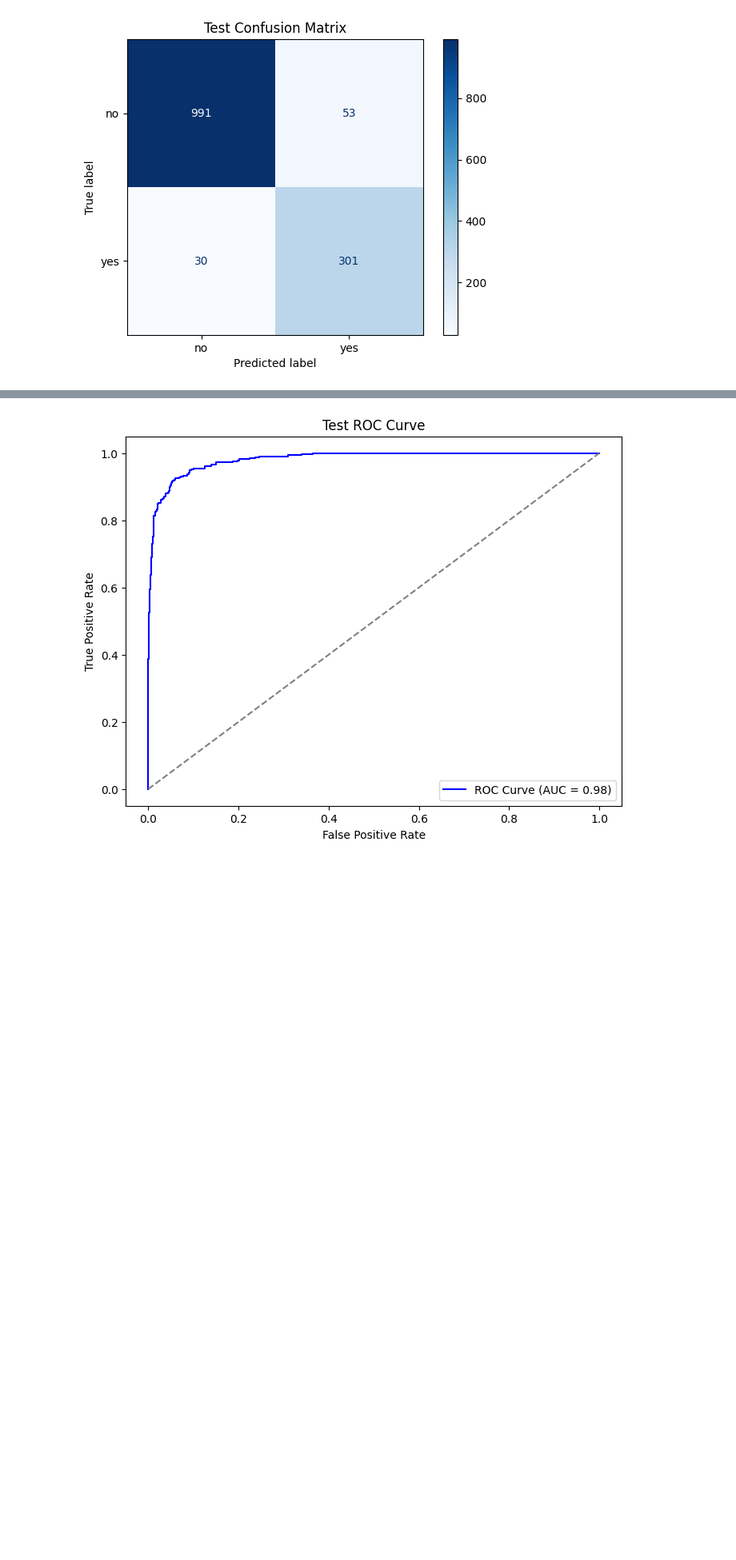
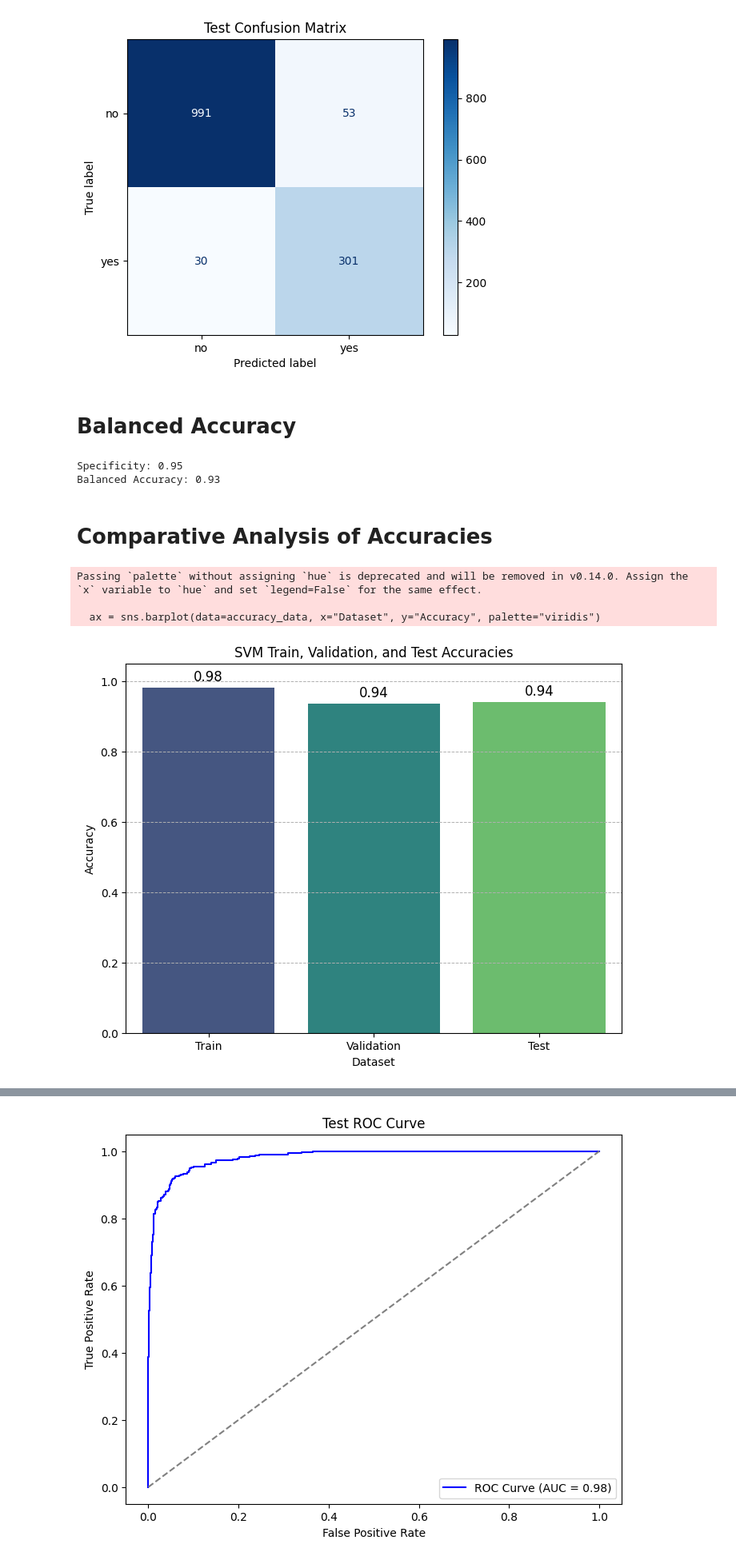
Before and after one commit to AshrafHussain23/Semester_3_Thesis, a Jupyter notebook: Scream Detection.ipynb, the cells around one changed output, grey strips where cells are left out. Shown at 80% size. Saved outputs shown, nothing was run; the diff lists cells and outputs as text; code cells hidden in the pictures; blank space fills up the shorter version.

```diff
--- a/Scream Detection.ipynb
+++ b/Scream Detection.ipynb
@@ -1065,3 +1055,46 @@ plt.title("Test Confusion Matrix")
 plt.show()
 # %% [output]
 [figure]
+# %% [markdown]
+# Balanced Accuracy
+# %%
+from sklearn.metrics import balanced_accuracy_score
+
+tn, fp, fn, tp = conf_matrix_test.ravel()
+
+# Specificity
+specificity = tn / (tn + fp)
+
+# Balanced accuracy
+balanced_acc = balanced_accuracy_score(true_labels_test, predicted_labels_test)
+
+print(f"Specificity: {specificity:.2f}")
+print(f"Balanced Accuracy: {balanced_acc:.2f}")
+# %% [output]
+Specificity: 0.95
+Balanced Accuracy: 0.93
+# %% [markdown]
+# Comparative Analysis of Accuracies
+# %%
+accuracy_data = pd.DataFrame({
+    "Dataset": ["Train", "Validation", "Test"],
+    "Accuracy": [train_accuracy, val_accuracy, test_accuracy]
+})
+
+plt.figure(figsize=(8, 6))
+ax = sns.barplot(data=accuracy_data, x="Dataset", y="Accuracy", palette="viridis")
+
+for index, row in accuracy_data.iterrows():
+    ax.text(index, row['Accuracy'] + 0.01, f"{row['Accuracy']:.2f}", ha='center', va='bottom', fontsize=12)
+
+plt.title("SVM Train, Validation, and Test Accuracies")
+plt.ylim(0, 1.05)
+plt.ylabel("Accuracy")
+plt.xlabel("Dataset")
+plt.grid(axis='y', linestyle='--', linewidth=0.7)
+plt.show()
+# %% [output]
+Passing `palette` without assigning `hue` is deprecated and will be removed in v0.14.0. Assign the `x` variable to `hue` and set `legend=False` for the same effect.
+
+  ax = sns.barplot(data=accuracy_data, x="Dataset", y="Accuracy", palette="viridis")
+[figure, added]
```
Also changed, not shown: parts of 32 cells of this notebook.
